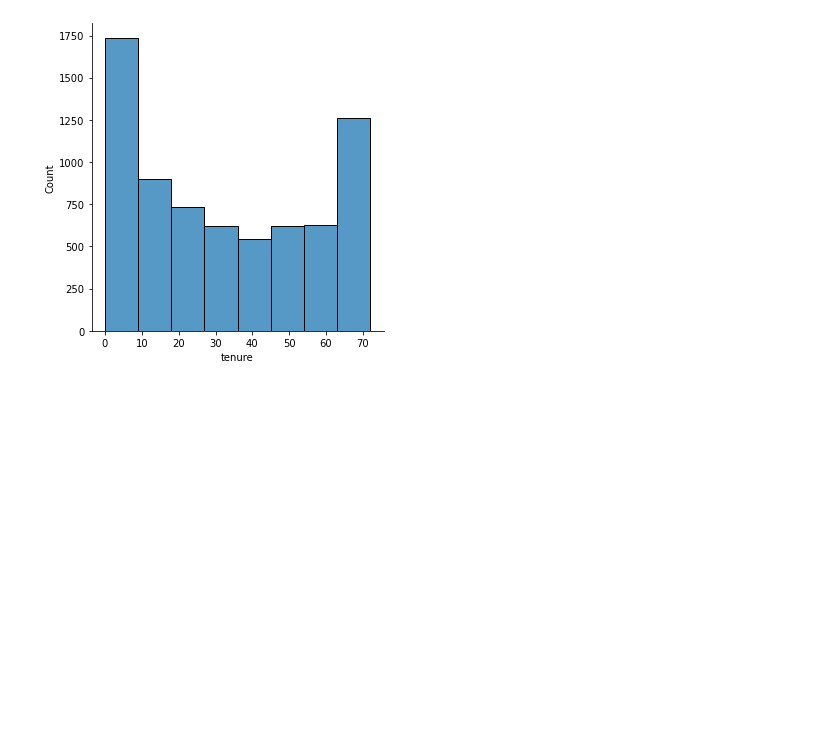
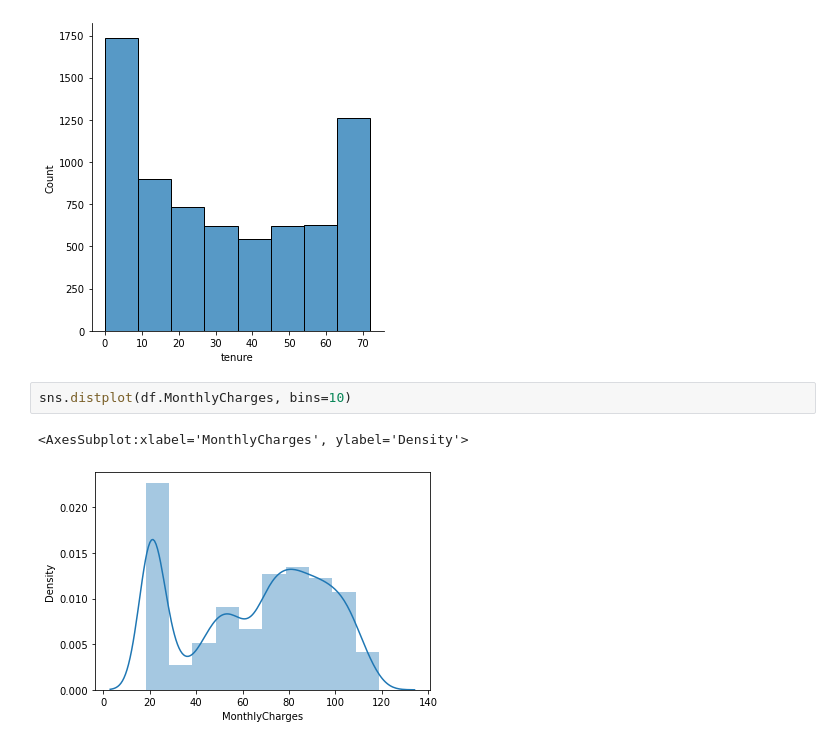
Before and after one commit to Ammon21/Telecom-Customer-Churn, a Jupyter notebook: notebook/main.ipynb, the cells around one changed output. Saved outputs shown, nothing was run; the diff lists cells and outputs as text; blank space fills up the shorter version.

```diff
--- a/notebook/main.ipynb
+++ b/notebook/main.ipynb
@@ -160,3 +160,8 @@ sns.displot(df.tenure, bins = 8)
 # %% [output]
 <seaborn.axisgrid.FacetGrid at 0x...>
 [figure]
+# %%
+sns.distplot(df.MonthlyCharges, bins=10)
+# %% [output]
+<AxesSubplot:xlabel='MonthlyCharges', ylabel='Density'>
+[figure, added]
```
Also changed, not shown: parts of 6 cells of this notebook.
